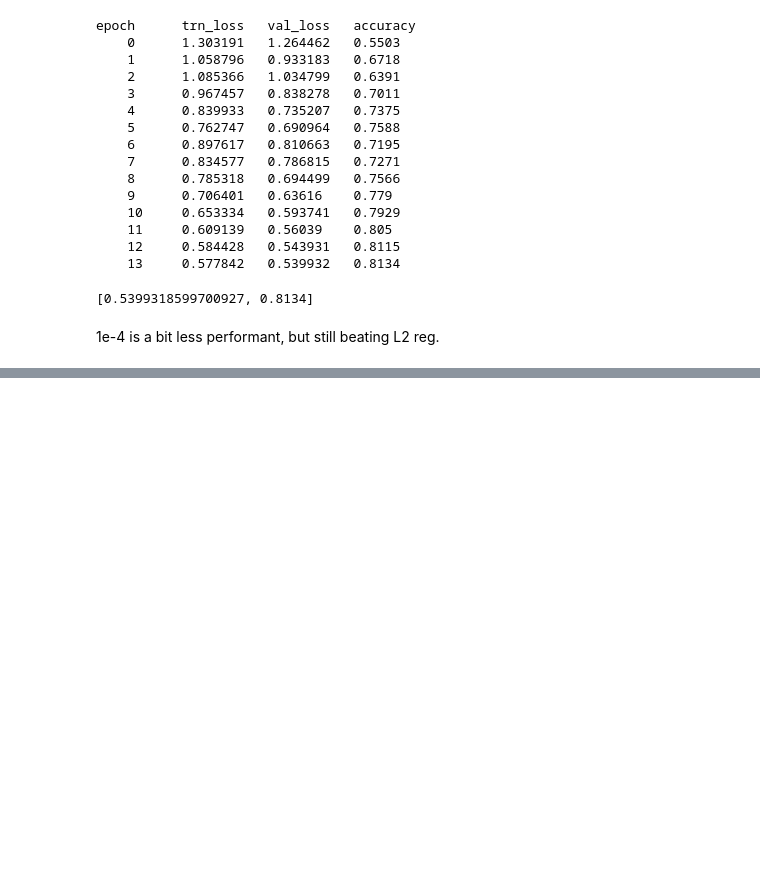
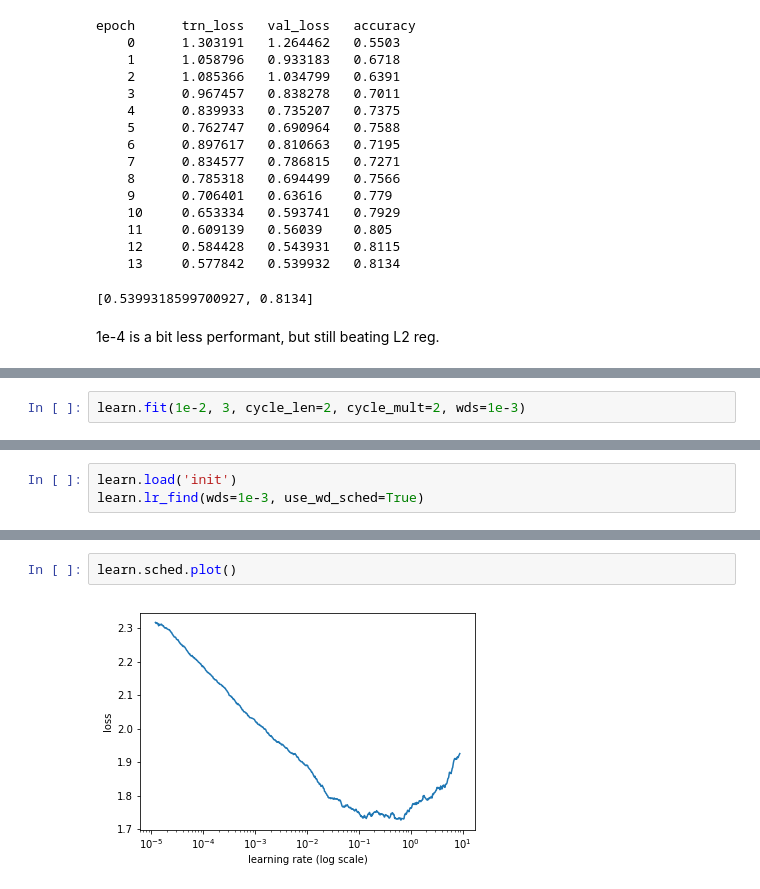
Before and after one commit to sgugger/Deep-Learning, a Jupyter notebook: Adam and weight decay/Tests SGD with Adam and wd.ipynb, the cells around one changed output, grey strips where cells are left out. Cells and saved outputs as stored; diff of their text form; blank space fills up the shorter version.

```diff
--- a/Adam and weight decay/Tests SGD with Adam and wd.ipynb
+++ b/Adam and weight decay/Tests SGD with Adam and wd.ipynb
@@ -205,0 +227,2 @@ epoch      trn_loss   val_loss   accuracy
+# %%
+learn.fit(1e-2, 3, cycle_len=2, cycle_mult=2, wds=1e-3)
@@ -205,0 +251,3 @@ epoch      trn_loss   val_loss   accuracy
+# %%
+learn.load('init')
+learn.lr_find(wds=1e-3, use_wd_sched=True)
@@ -205,0 +260,4 @@ epoch      trn_loss   val_loss   accuracy
+# %%
+learn.sched.plot()
+# %% [output]
+[figure, added]
```
Also changed, not shown: parts of 11 cells of this notebook, 1 other file.
